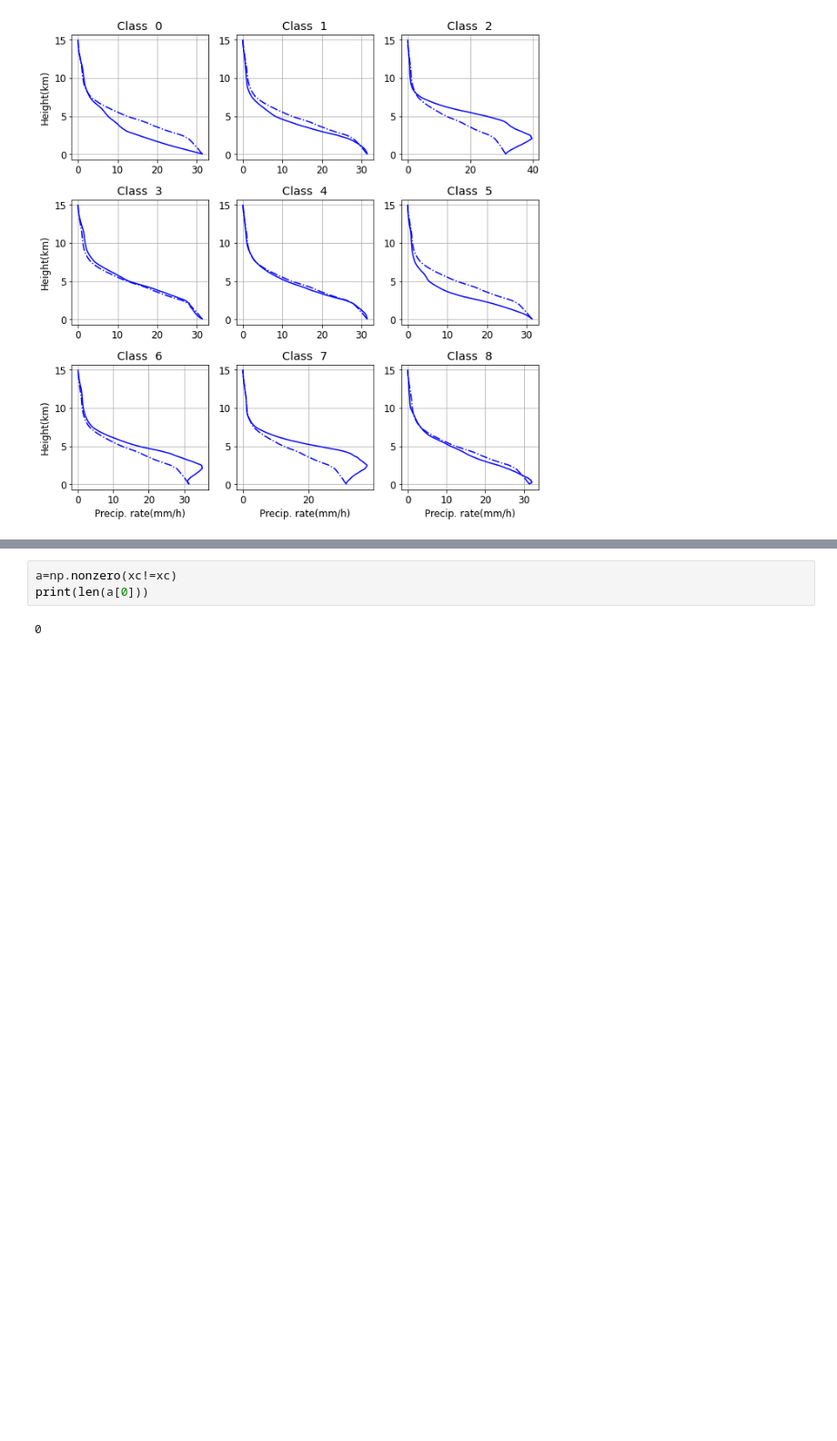
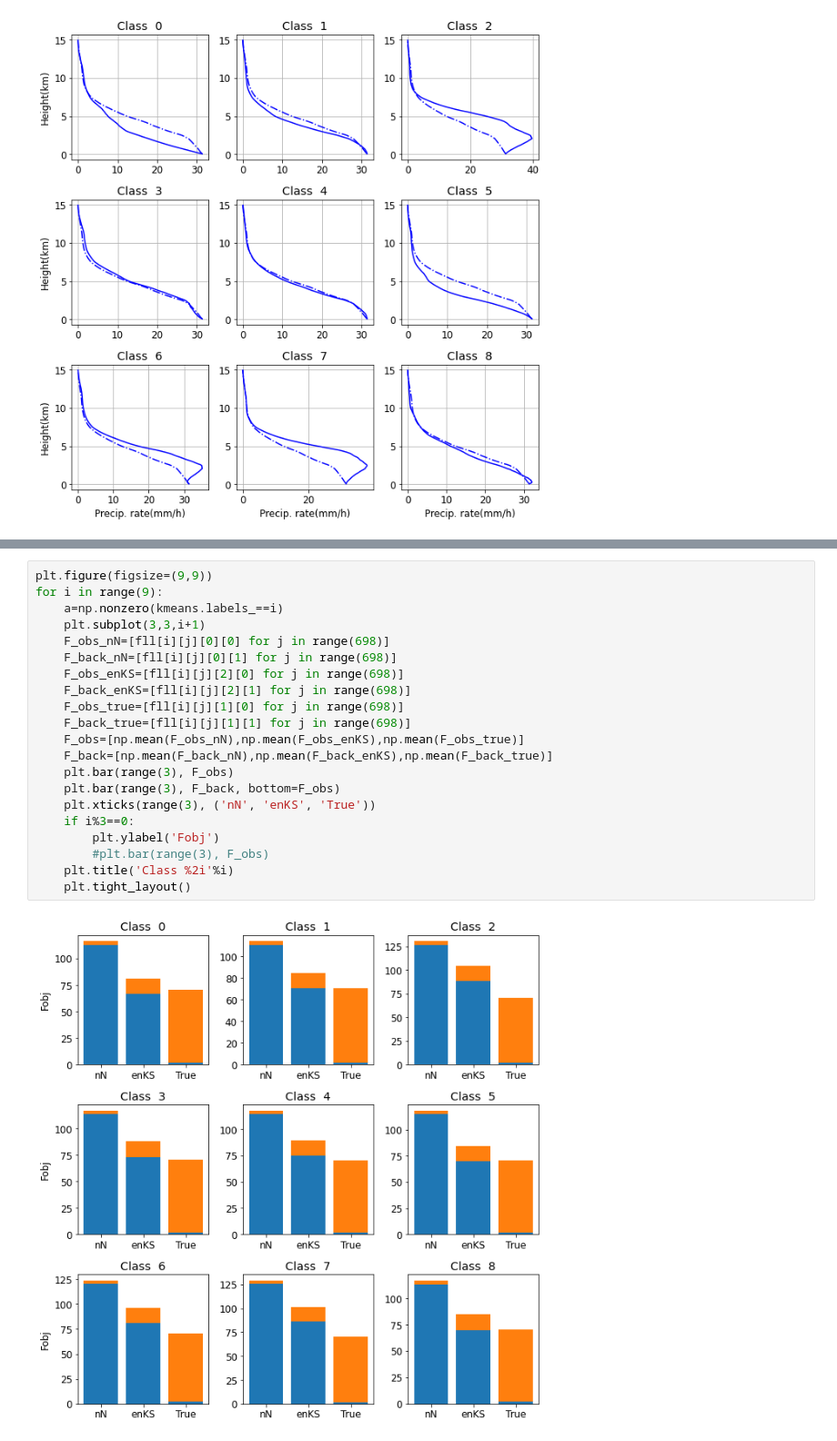
Before and after one commit to mgrecu35/ensGN, a Jupyter notebook: paperRST.ipynb, the cells around one changed output, grey strips where cells are left out. Shown at 91% size. Drawn from its saved outputs; the diff is of its cells as text; blank space fills up the shorter version.

```diff
--- a/paperRST.ipynb
+++ b/paperRST.ipynb
@@ -290,5 +338,23 @@ plt.savefig('retUncertain.png')
-# %%
-a=np.nonzero(xc!=xc)
-print(len(a[0]))
-# %% [output]
-0
+# %%
+plt.figure(figsize=(9,9))
+for i in range(9):
+    a=np.nonzero(kmeans.labels_==i)
+    plt.subplot(3,3,i+1)
+    F_obs_nN=[fll[i][j][0][0] for j in range(698)]
+    F_back_nN=[fll[i][j][0][1] for j in range(698)]
+    F_obs_enKS=[fll[i][j][2][0] for j in range(698)]
+    F_back_enKS=[fll[i][j][2][1] for j in range(698)]
+    F_obs_true=[fll[i][j][1][0] for j in range(698)]
+    F_back_true=[fll[i][j][1][1] for j in range(698)]
+    F_obs=[np.mean(F_obs_nN),np.mean(F_obs_enKS),np.mean(F_obs_true)]
+    F_back=[np.mean(F_back_nN),np.mean(F_back_enKS),np.mean(F_back_true)]
+    plt.bar(range(3), F_obs)
+    plt.bar(range(3), F_back, bottom=F_obs)
+    plt.xticks(range(3), ('nN', 'enKS', 'True'))
+    if i%3==0:
+        plt.ylabel('Fobj')
+        #plt.bar(range(3), F_obs)
+    plt.title('Class %2i'%i)
+    plt.tight_layout()
+# %% [output]
+[figure, added]
```
Also changed, not shown: parts of 14 cells of this notebook, 6 other files.
